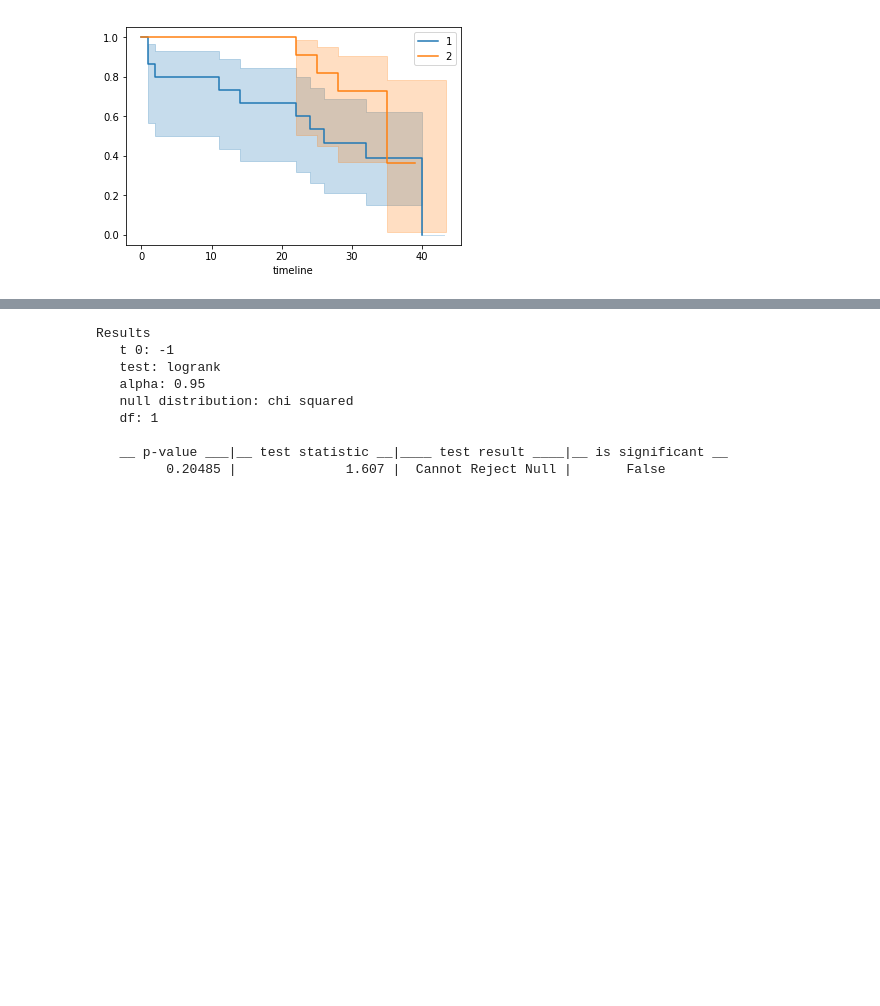
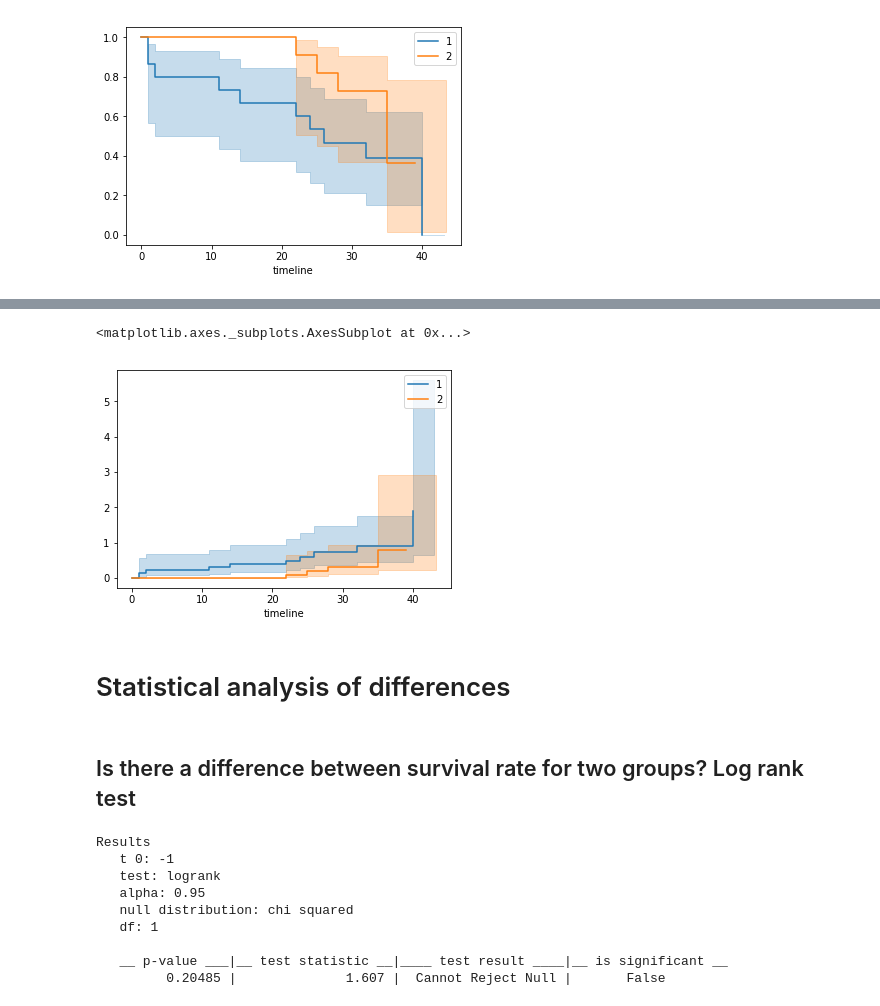
Before and after one commit to zuzannna/can-you-survive-this, a Jupyter notebook: SurvivalAnalysisExample.ipynb, the cells around one changed output, grey strips where cells are left out. Saved outputs shown, nothing was run; the diff lists cells and outputs as text; code cells hidden in the pictures; blank space fills up the shorter version.

```diff
--- a/SurvivalAnalysisExample.ipynb
+++ b/SurvivalAnalysisExample.ipynb
@@ -87,3 +99,16 @@ kmf.plot(ax=ax)
+# %%
+naf.fit(T[~ix], C[~ix], label='1')
+ax = naf.plot()
+
+naf.fit(T[ix], C[ix], label='2')
+naf.plot(ax=ax)
+# %% [output]
+<matplotlib.axes._subplots.AxesSubplot at 0x...>
+[figure, added]
+# %% [markdown]
+# Statistical analysis of differences
+# %% [markdown]
+## Is there a difference between survival rate for two groups? Log rank test
 # %%
  from lifelines.statistics import logrank_test
 
```
Also changed, not shown: parts of 9 cells of this notebook.
